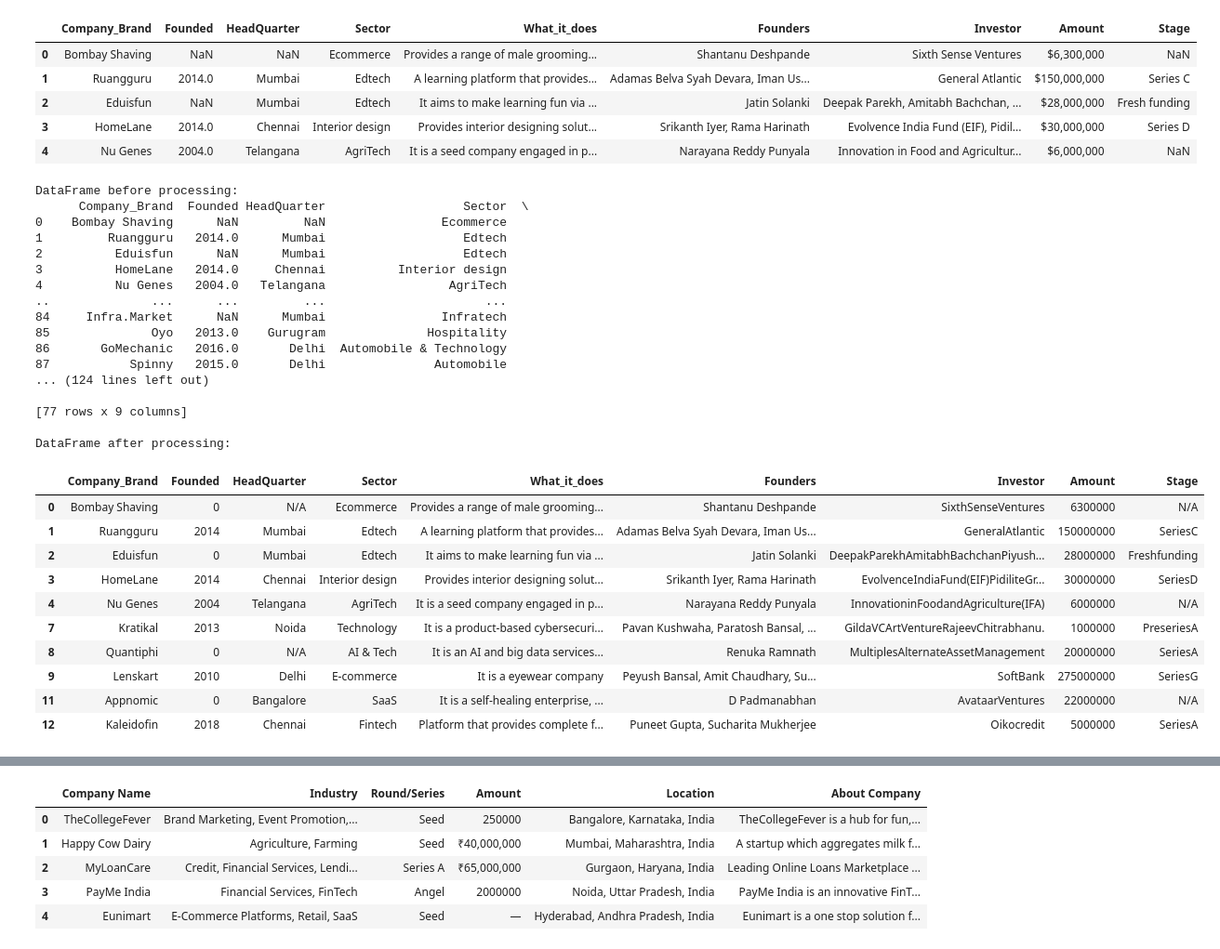
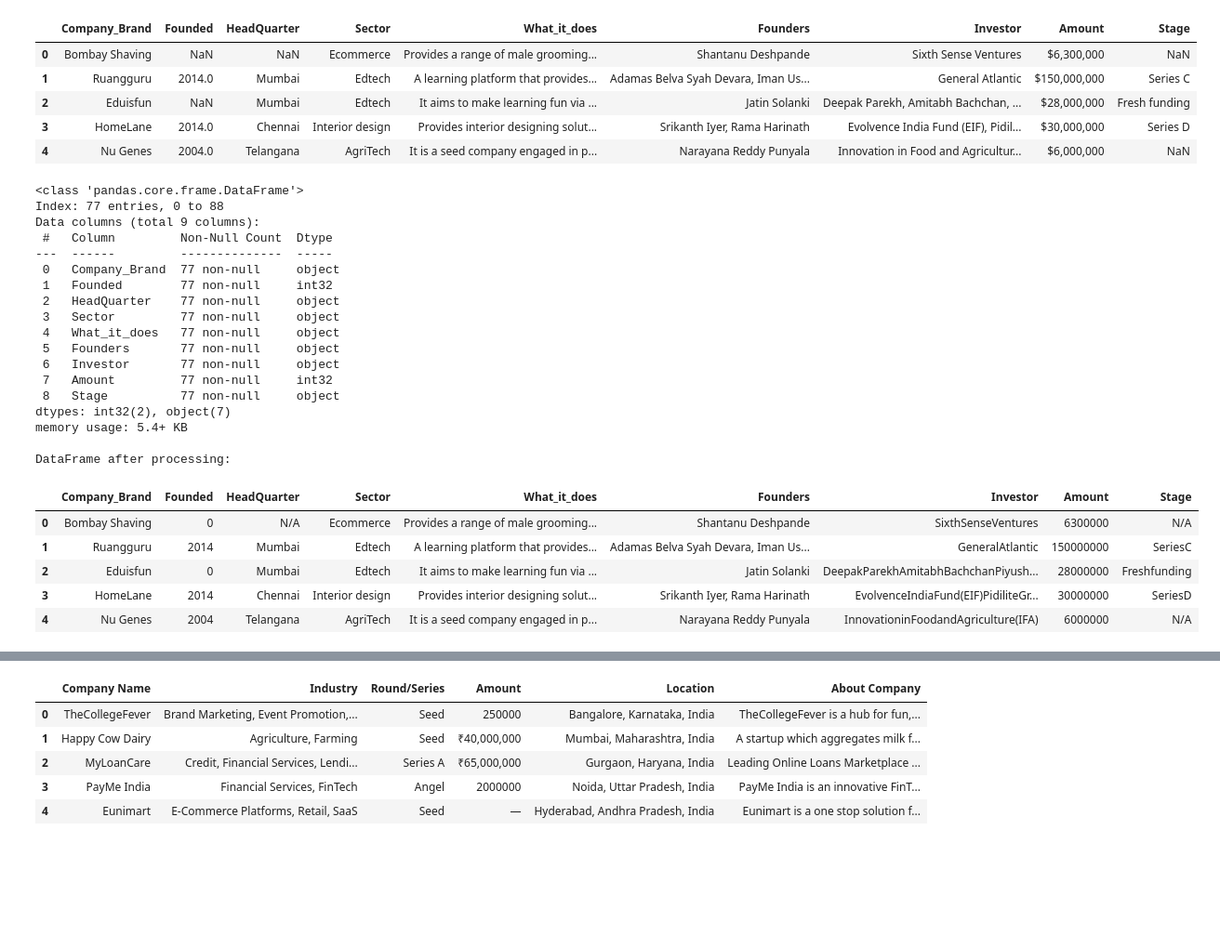
Before and after one commit to Vaniskemunto/ecosystem, a Jupyter notebook: ecosystem.ipynb, the cells around one changed output, grey strips where cells are left out. Shown at 93% size. Saved outputs shown, nothing was run; the diff lists cells and outputs as text; code cells hidden in the pictures; blank space fills up the shorter version.

```diff
--- a/ecosystem.ipynb
+++ b/ecosystem.ipynb
@@ -39,0 +115,3 @@ data2020.head()
+# %%
+#dropping column 10
+data2020= data2020.drop('column10', axis=1)
@@ -682,6 +987,9 @@ def swap_non_numeric_with_numeric(df):
     return df
 
 
+
+
+
 def strip_dollar_and_comma(df):
     # Assuming column names are 'Amounts' and 'Stage'
     numeric_columns = ['Investor', 'Amount', 'Stage']
@@ -719,19 +1027,7 @@ def fill_null_values(df):
 
 
 
-
-# Example usage
-#data = {'Founders': ['$1,200', '$1,300,000', '', 'D', 'E', 'F', '', 'H', 'J', 'K'],
-       # 'Amounts': ['A', 'Undisclosed', '$4,000', '$5,000', 'undisclosed', '$7,000,000', 'Seed', '$4,000', 'series A', '$5,000'],
-       # 'Stage': ['Upsparks', 'Series C', 'series c', 'seed', 'seed', 'seed', '$2,000', 'seed', '$3,000', 'series A']}
 df = pd.DataFrame(data2019)
-
-# Display the DataFrame before processing
-print("DataFrame before processing:")
-print(df)
-info = df.info()
-#print("\n Info before processing")
-#print(info)
 
 # Call the function to replace NaN values in 'Founders' with "N/A"
 df['Founders'] = df['Founders'].fillna('N/A')
@@ -739,72 +1035,49 @@ df['Founders'] = df['Founders'].fillna('N/A')
 # Call the function to strip dollar sign and comma from numeric values
 df = strip_dollar_and_comma(df)
 
-# Display the DataFrame after stripping dollar sign and comma
-#print("\nDataFrame after stripping dollar sign and comma:")
-#print(df)
-
 # Call the function to swap non-numeric with numeric values
 df = swap_non_numeric_with_numeric(df)
-
-# Display the DataFrame after swapping Numerical values in Stage with non-numericals in amounts
-#print("\nDataFrame after swapping numeric in 'Stage' with non-numeric values in 'Amount':")
-#print(df)
 
 # Call the function to swap numeric with non-numeric values in 'Founders'
 df = swap_non_numeric_with_numeric(df)
 
-# Display the DataFrame after swapping numeric with non-numeric values in 'Founders'
-#print("\nDataFrame after swapping numeric in 'Founders' with non-numeric values in 'Amount':")
-#print(df)
+
 # Call the function to fill null values with 'N/A'
 df = fill_null_values(df)
- # Display the DataFrame after filling null values
-print("\nDataFrame after filling null values with 'N/A':")
 
-print(df)
 # Call the function to replace non-numeric values in 'Amounts' with 0
 df = replace_non_numeric_with_zero(df)
 
 # Call the function to fill null values in  'Founded' with 0
 df = fill_null_values(df)
-# Display the DataFrame after filling null values
-#print("\nDataFrame after filling null values with 'N/A' and 'Founded' with 0:")
-#print(df)
 
+info = df.info()
 
-
-# Display the DataFrame after replacing non-numeric values with 0
-#My amounts column should have all numerics
-#print("\nDataFrame after replacing non-numeric values with 0 :")
 print("\nDataFrame after processing:")
 cleandata_2019=df
-cleandata_2019.head(10)
+cleandata_2019.head()
 # %% [output]
-DataFrame before processing:
-      Company_Brand  Founded HeadQuarter                   Sector  \
-0    Bombay Shaving      NaN         NaN                Ecommerce
-1         Ruangguru   2014.0      Mumbai                   Edtech
-2          Eduisfun      NaN      Mumbai                   Edtech
-3          HomeLane   2014.0     Chennai          Interior design
-4          Nu Genes   2004.0   Telangana                 AgriTech
-..              ...      ...         ...                      ...
-84     Infra.Market      NaN      Mumbai                Infratech
-85              Oyo   2013.0    Gurugram              Hospitality
-86       GoMechanic   2016.0       Delhi  Automobile & Technology
-87           Spinny   2015.0       Delhi               Automobile
-... (124 lines left out)
-
-[77 rows x 9 columns]
+<class 'pandas.core.frame.DataFrame'>
+Index: 77 entries, 0 to 88
+Data columns (total 9 columns):
+ #   Column         Non-Null Count  Dtype
+---  ------         --------------  -----
+ 0   Company_Brand  77 non-null     object
+ 1   Founded        77 non-null     int32
+ 2   HeadQuarter    77 non-null     object
+ 3   Sector         77 non-null     object
+ 4   What_it_does   77 non-null     object
+ 5   Founders       77 non-null     object
+ 6   Investor       77 non-null     object
+ 7   Amount         77 non-null     int32
+ 8   Stage          77 non-null     object
+dtypes: int32(2), object(7)
+memory usage: 5.4+ KB
 
 DataFrame after processing:
 |  | Company_Brand | Founded | HeadQuarter | Sector | What_it_does | Founders | Investor | Amount | Stage |
 | 0 | Bombay Shaving | 0 | N/A | Ecommerce | Provides a range of male grooming... | Shantanu Deshpande | SixthSenseVentures | 6300000 | N/A |
 | 1 | Ruangguru | 2014 | Mumbai | Edtech | A learning platform that provides... | Adamas Belva Syah Devara, Iman Us... | GeneralAtlantic | 150000000 | SeriesC |
 | 2 | Eduisfun | 0 | Mumbai | Edtech | It aims to make learning fun via ... | Jatin Solanki | DeepakParekhAmitabhBachchanPiyush... | 28000000 | Freshfunding |
 | 3 | HomeLane | 2014 | Chennai | Interior design | Provides interior designing solut... | Srikanth Iyer, Rama Harinath | EvolvenceIndiaFund(EIF)PidiliteGr... | 30000000 | SeriesD |
 | 4 | Nu Genes | 2004 | Telangana | AgriTech | It is a seed company engaged in p... | Narayana Reddy Punyala | InnovationinFoodandAgriculture(IFA) | 6000000 | N/A |
-| 7 | Kratikal | 2013 | Noida | Technology | It is a product-based cybersecuri... | Pavan Kushwaha, Paratosh Bansal, ... | GildaVCArtVentureRajeevChitrabhanu. | 1000000 | PreseriesA |
-| 8 | Quantiphi | 0 | N/A | AI & Tech | It is an AI and big data services... | Renuka Ramnath | MultiplesAlternateAssetManagement | 20000000 | SeriesA |
-| 9 | Lenskart | 2010 | Delhi | E-commerce | It is a eyewear company | Peyush Bansal, Amit Chaudhary, Su... | SoftBank | 275000000 | SeriesG |
-| 11 | Appnomic | 0 | Bangalore | SaaS | It is a self-healing enterprise, ... | D Padmanabhan | AvataarVentures | 22000000 | N/A |
-| 12 | Kaleidofin | 2018 | Chennai | Fintech | Platform that provides complete f... | Puneet Gupta, Sucharita Mukherjee | Oikocredit | 5000000 | SeriesA |
```
Also changed, not shown: parts of 111 cells of this notebook.
